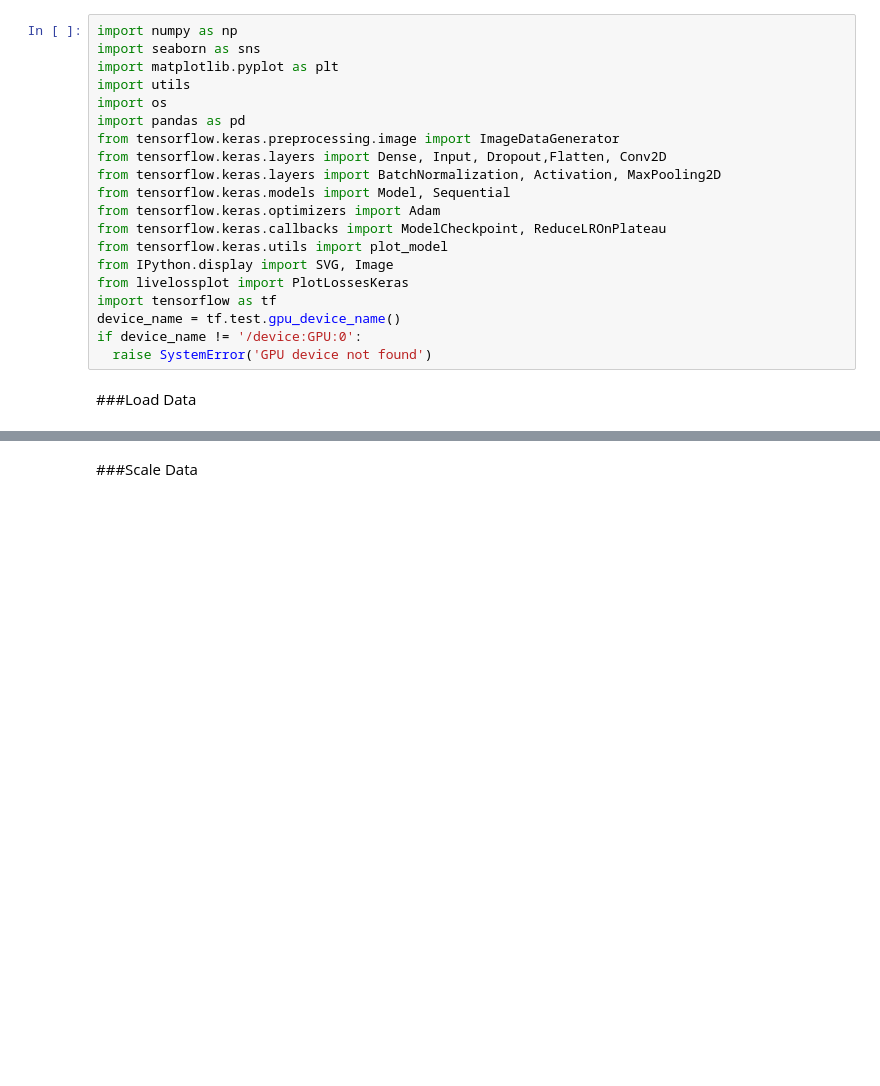
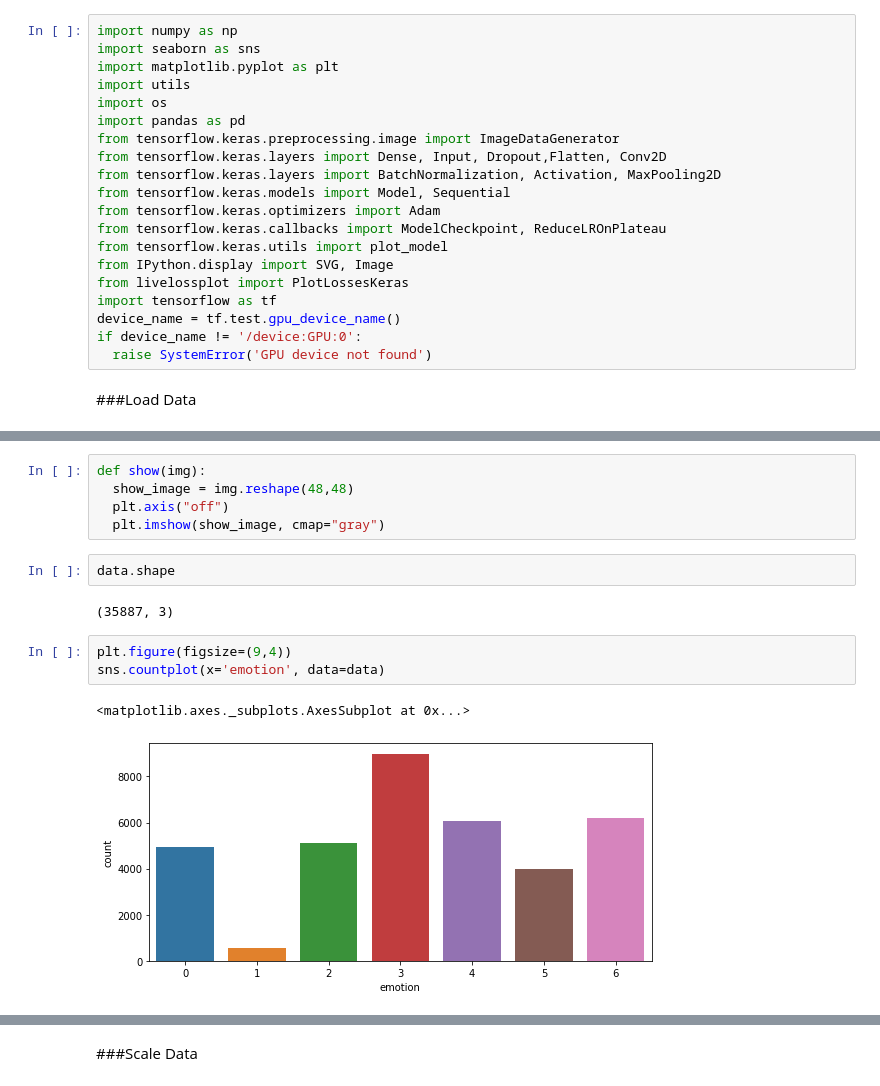
Before and after one commit to BeytullahAksoy/measuring-happiness-around-the-world, a Jupyter notebook: emotionclassification/emotion_recognition_multiclass.ipynb, the cells around one changed output, grey strips where cells are left out. Cells and saved outputs as stored; diff of their text form; blank space fills up the shorter version.

```diff
--- a/emotionclassification/emotion_recognition_multiclass.ipynb
+++ b/emotionclassification/emotion_recognition_multiclass.ipynb
@@ -33,0 +67,15 @@ data = pd.read_csv('fer2013.csv')
+# %%
+def show(img):
+  show_image = img.reshape(48,48)
+  plt.axis("off")
+  plt.imshow(show_image, cmap="gray")
+# %%
+data.shape
+# %% [output]
+(35887, 3)
+# %%
+plt.figure(figsize=(9,4))
+sns.countplot(x='emotion', data=data)
+# %% [output]
+<matplotlib.axes._subplots.AxesSubplot at 0x...>
+[figure, added]
```
Also changed, not shown: parts of 48 cells of this notebook, 2 other files.
